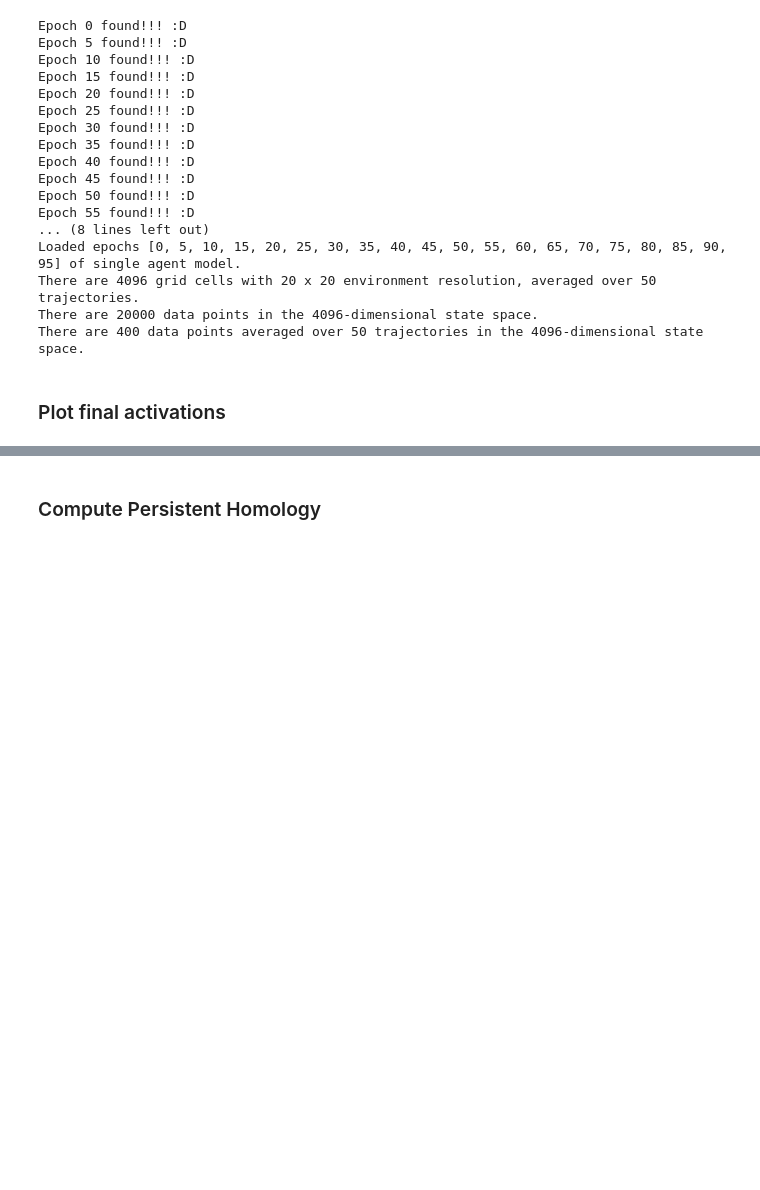
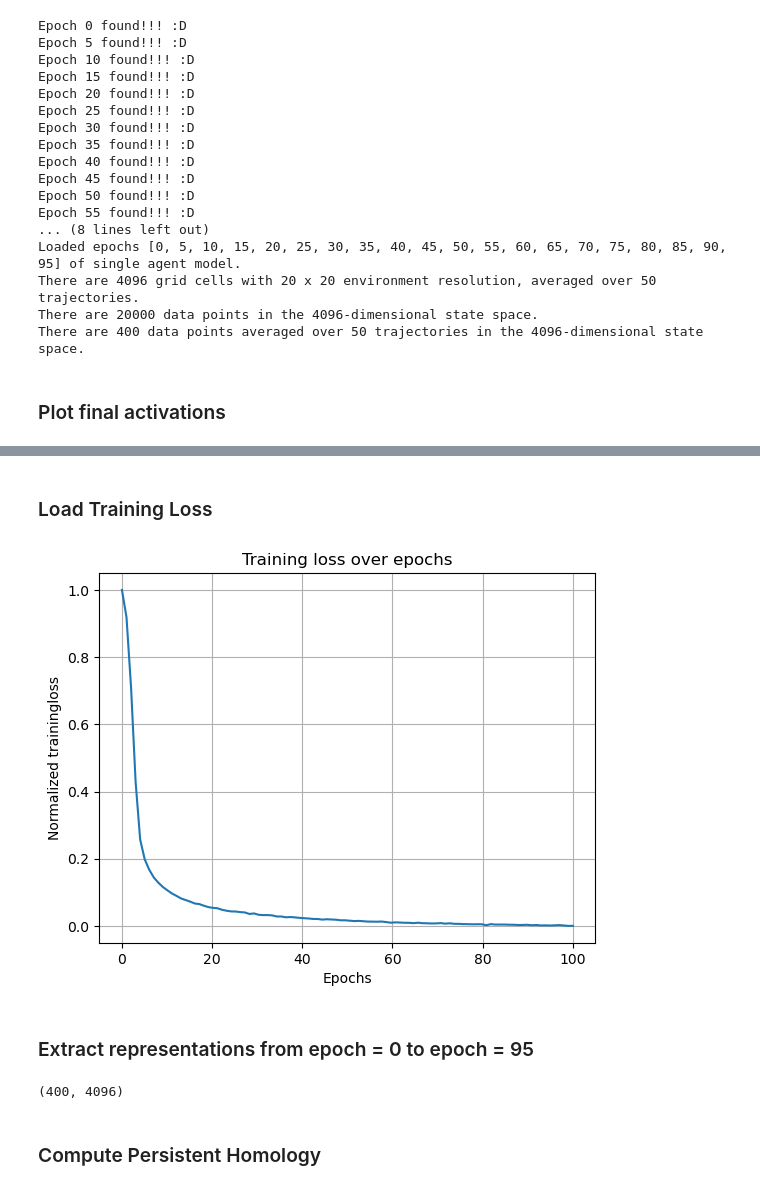
Before and after one commit to geometric-intelligence/neurometry, a Jupyter notebook: notebooks/10_application_rnns_grid_cells.ipynb, the cells around one changed output, grey strips where cells are left out. Cells and saved outputs as stored; diff of their text form; code cells hidden in the pictures; blank space fills up the shorter version.

```diff
--- a/notebooks/10_application_rnns_grid_cells.ipynb
+++ b/notebooks/10_application_rnns_grid_cells.ipynb
@@ -77,0 +78,31 @@ plot_rate_map(40, single_agent_activations[-1])
+# %% [markdown]
+### Load Training Loss
+# %%
+model_folder = "Single agent path integration/Seed 1 weight decay 1e-06/"
+model_parameters = "steps_20_batch_200_RNN_4096_relu_rf_012_DoG_True_periodic_False_lr_00001_weight_decay_1e-06/"
+
+loss_path = (
+    os.getcwd()
+    + "/datasets/rnn_grid_cells/"
+    + model_folder
+    + model_parameters
+    + "loss.npy"
+)
+
+loss = np.load(loss_path)
+
+loss_aggregated = np.mean(loss.reshape(-1, 1000), axis=1)
+
+loss_normalized = (loss_aggregated - np.min(loss_aggregated)) / (
+    np.max(loss_aggregated) - np.min(loss_aggregated)
+)
+
+plt.plot(np.linspace(0, 100, 100), loss_normalized)
+plt.xlabel("Epochs")
+plt.ylabel("Normalized trainingloss")
+plt.title("Training loss over epochs")
+plt.grid()
+# %% [output]
+[figure, added]
+# %% [markdown]
+### Extract representations from epoch = 0  to epoch = 95
@@ -78,3 +116,7 @@ plot_rate_map(40, single_agent_activations[-1])
+# %%
+representations[0].shape
+# %% [output]
+(400, 4096)
 # %% [markdown]
 ### Compute Persistent Homology
 # %%
```
Also changed, not shown: parts of 24 cells of this notebook.
